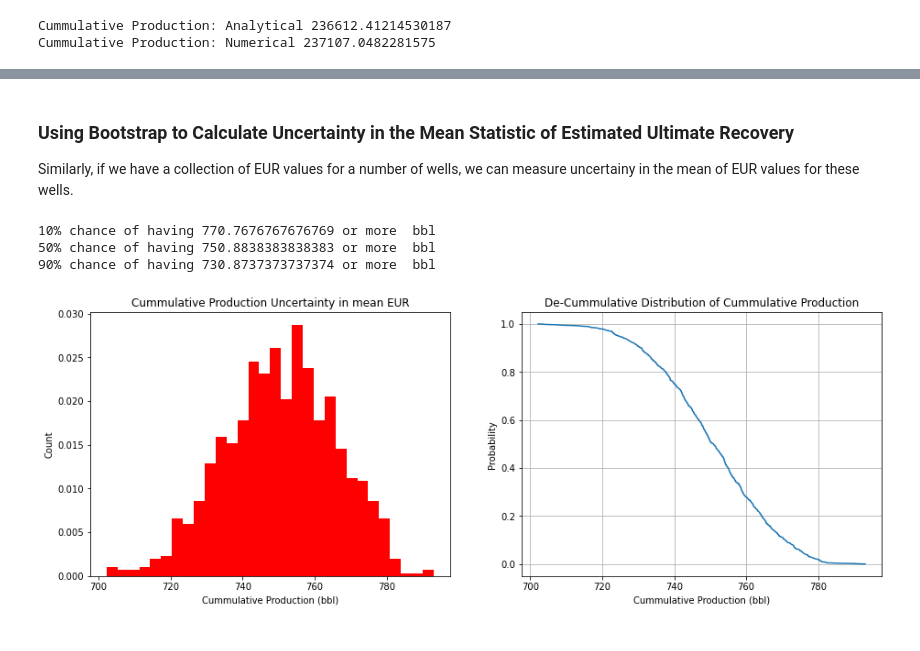
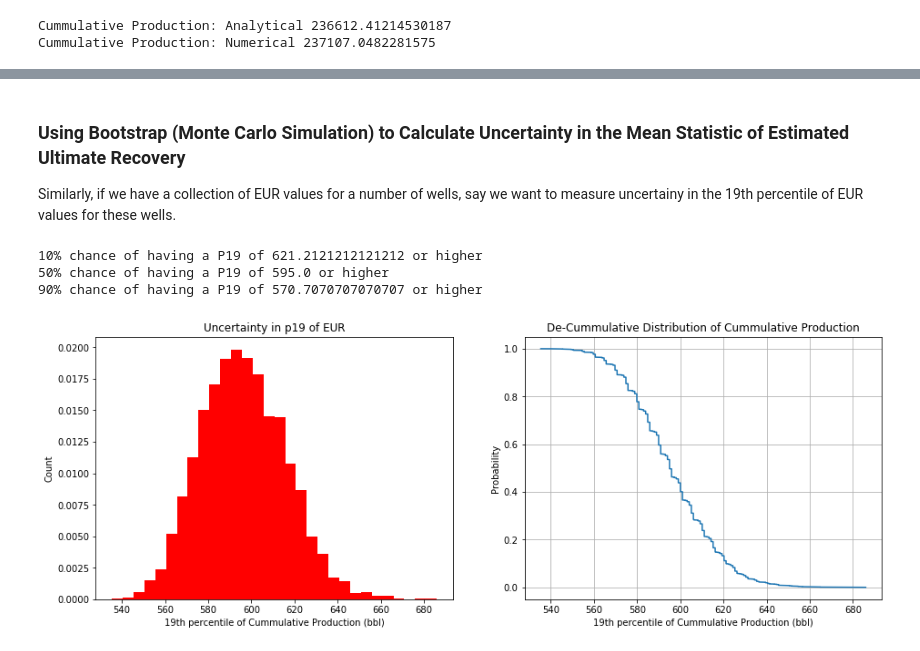
Before and after one commit to AdrianSalinas98/Petroleum-Engineering-Repository, a Jupyter notebook: Measuring Uncertainty in Hydrocarbon Recovery.ipynb, the cells around one changed output, grey strips where cells are left out. Drawn from its saved outputs; the diff is of its cells as text; code cells hidden in the pictures.

```diff
--- a/Measuring Uncertainty in Hydrocarbon Recovery.ipynb
+++ b/Measuring Uncertainty in Hydrocarbon Recovery.ipynb
@@ -174,60 +173,60 @@ print('90% chance of having',p10,'or more','', units, '')
 # %% [markdown]
 
 
-### Using Bootstrap to Calculate Uncertainty in the Mean Statistic of Estimated Ultimate Recovery
+### Using Bootstrap (Monte Carlo Simulation) to Calculate Uncertainty in the Mean Statistic of Estimated Ultimate Recovery
 
-Similarly, if we have a collection of EUR values for a number of wells, we can measure uncertainy in the mean of EUR values for these wells.
+Similarly, if we have a collection of EUR values for a number of wells, say we want to measure uncertainy in the 19th percentile of EUR values for these wells.
 # %%
 #populate EUR with the estimated Recovery values in any units
-#note, EUR can be any data, and the measured statistic (mean) can be any other statistic
+#note, EUR can be any data, and the measured statistic (mean in this case) can be any other statistic
 
 EUR = np.linspace(500,1000,100)
 units = 'bbl'
 #Bootstrap
 n = 0
-means = []
-while n < 1000:
+p19 = []
+while n < 5000:
     n+=1
     samples = []
     for i in range(0,len(EUR)):
-        index = np.random.randint(0,len(EUR))
+        index = np.random.randint(0,len(EUR)) #random sampling is key
         samples = np.append(samples,EUR[index])
-    avg = np.mean(samples)
-    means = np.append(means,avg)
+    percentile19 = np.percentile(samples,19)
+    p19 = np.append(p19,percentile19)
 
 
 bins = 30
 plt.subplot(1,2,1)
-n, bins,patches = plt.hist(means,bins,facecolor = 'r',density=True)
-plt.xlabel('Cummulative Production '+ '('+ units +')' )
+n, bins,patches = plt.hist(p19,bins,facecolor = 'r',density=True)
+plt.xlabel('19th percentile of Cummulative Production '+ '('+ units +')' )
 plt.ylabel('Count')
-plt.title('Cummulative Production Uncertainty in mean EUR')
+plt.title('Uncertainty in p19 of EUR')
 
 
 
-prob = np.linspace(0,1.0,len(means))
-means_cdf = np.sort(means)
-means_cdf = np.flip(means_cdf,0)
+prob = np.linspace(0,1.0,len(p19))
+p19_cdf = np.sort(p19)
+p19_cdf = np.flip(p19_cdf,0)
 
 
 plt.subplot(1,2,2)
-plt.plot(means_cdf,prob)
+plt.plot(p19_cdf,prob)
 plt.ylabel('Probability' )
-plt.xlabel('Cummulative Production '+ '('+ units +')' )
+plt.xlabel('19th percentile of Cummulative Production '+ '('+ units +')' )
 plt.title('De-Cummulative Distribution of Cummulative Production')
 plt.grid()
 
 plt.subplots_adjust(left=0.0, bottom=0.0, right=2.0, top=1.0, wspace=0.2, hspace=0.2)
 
-p10 = np.percentile(means_cdf,10)
-p50 = np.percentile(means_cdf,50)
-p90 = np.percentile(means_cdf,90)
+p10 = np.percentile(p19_cdf,10)
+p50 = np.percentile(p19_cdf,50)
+p90 = np.percentile(p19_cdf,90)
 
-print('10% chance of having',p90,'or more','', units, '')
-print('50% chance of having',p50,'or more','', units, '')
-print('90% chance of having',p10,'or more','', units, '')
+print('10% chance of having a P19 of',p90,'or higher')
+print('50% chance of having a P19 of',p50,'or higher')
+print('90% chance of having a P19 of',p10,'or higher')
 # %% [output]
-10% chance of having 770.7676767676769 or more  bbl
-50% chance of having 750.8838383838383 or more  bbl
-90% chance of having 730.8737373737374 or more  bbl
+10% chance of having a P19 of 621.2121212121212 or higher
+50% chance of having a P19 of 595.0 or higher
+90% chance of having a P19 of 570.7070707070707 or higher
-[figure, old version]
+[figure, new version]
```
Also changed, not shown: parts of 2 cells of this notebook.
